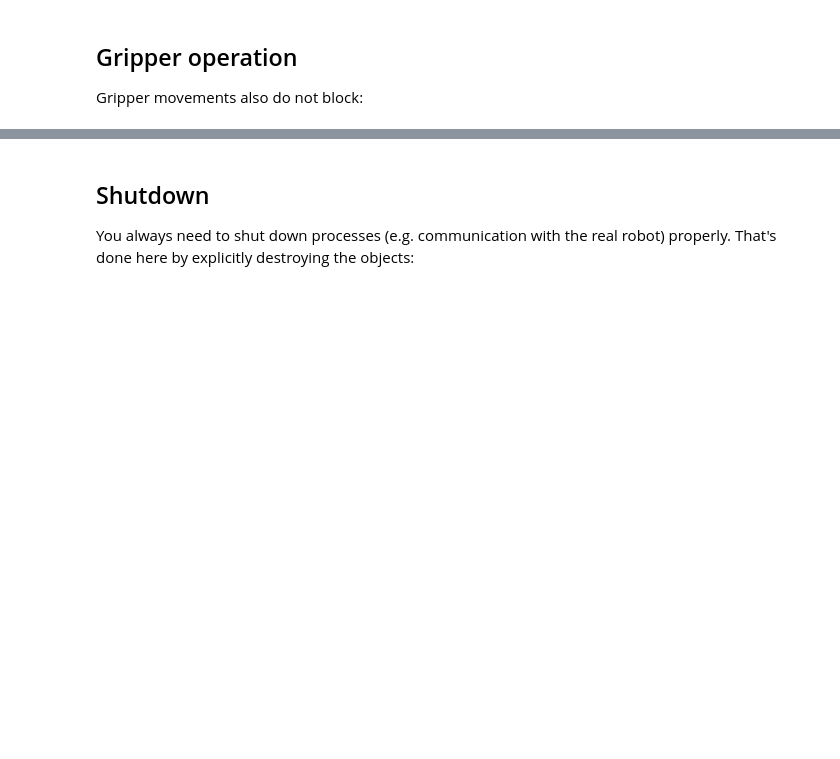
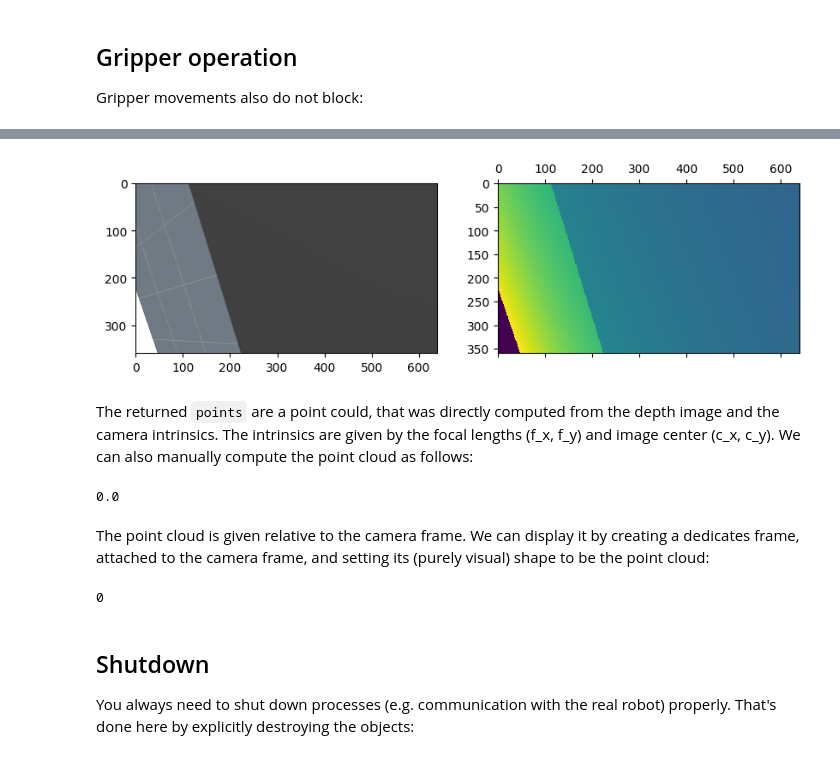
Before and after one commit to MarcToussaint/robotics-course, a Jupyter notebook: docs/tutorials/1b-botop.ipynb, the cells around one changed output, grey strips where cells are left out. Saved outputs shown, nothing was run; the diff lists cells and outputs as text; code cells hidden in the pictures; blank space fills up the shorter version.

```diff
--- a/docs/tutorials/1b-botop.ipynb
+++ b/docs/tutorials/1b-botop.ipynb
@@ -168,3 +178,32 @@ while not bot.gripperDone(ry._left):
+# %%
+rgb, depth, points = bot.getImageDepthPcl('cameraWrist')
+# %%
+import matplotlib.pyplot as plt
+
+fig = plt.figure(figsize=(10,5))
+axs = fig.subplots(1, 2)
+axs[0].imshow(rgb)
+axs[1].matshow(depth)
+plt.show()
+# %% [output]
+[figure, added]
+# %% [markdown]
+The returned `points` are a point could, that was directly computed from the depth image and the camera intrinsics. The intrinsics are given by the focal lengths (f_x, f_y) and image center (c_x, c_y). We can also manually compute the point cloud as follows:
+# %%
+fxycxy = bot.getCameraFxycxy("cameraWrist")
+points2 = ry.depthImage2PointCloud(depth, fxycxy)
+np.linalg.norm(points - points2)
+# %% [output]
+0.0
+# %% [markdown]
+The point cloud is given relative to the camera frame. We can display it by creating a dedicates frame, attached to the camera frame, and setting its (purely visual) shape to be the point cloud:
+# %%
+pclFrame = C.addFrame('pcl', 'cameraWrist')
+pclFrame.setPointCloud(points, rgb)
+pclFrame.setColor([1.,0.,0.]) #only to see it when overlaying with truth
+C.view()
+# %% [output]
+0
 # %% [markdown]
 ## Shutdown
 
```
Also changed, not shown: parts of 5 cells of this notebook, 42 other files.
